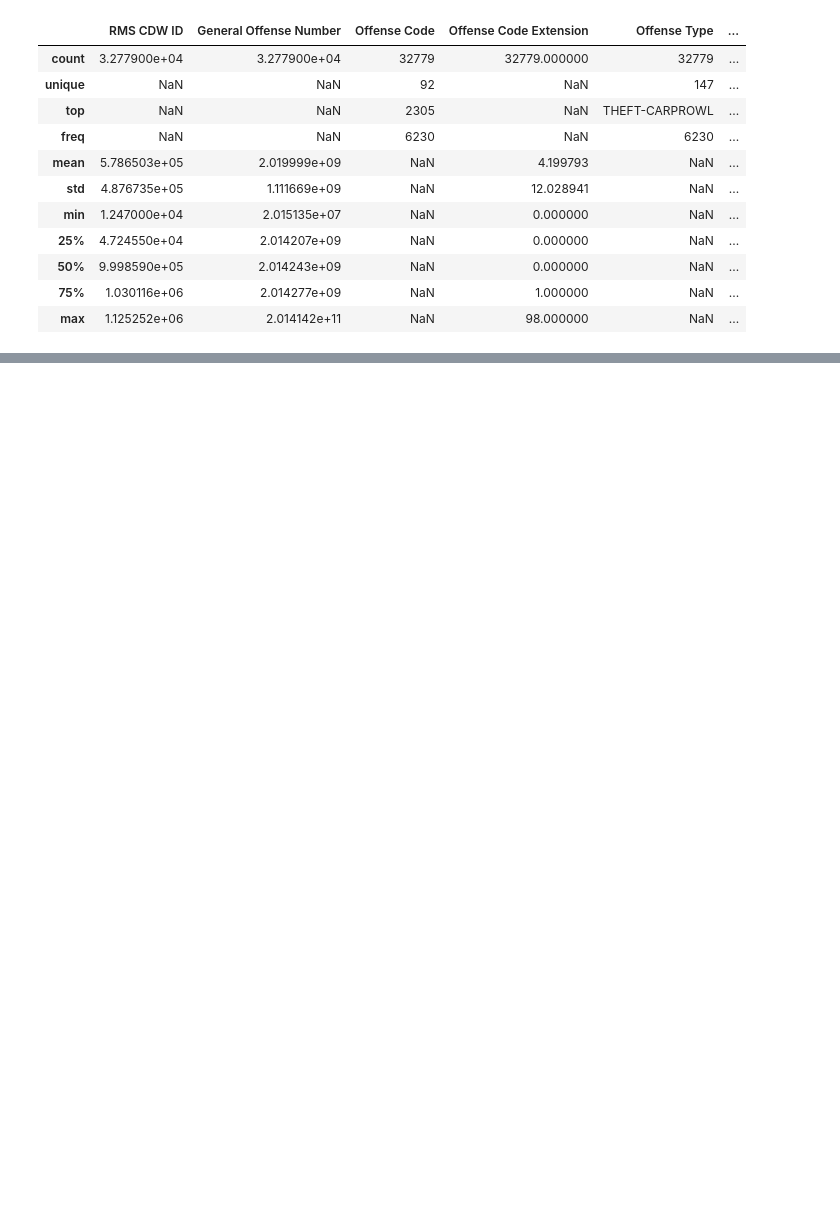
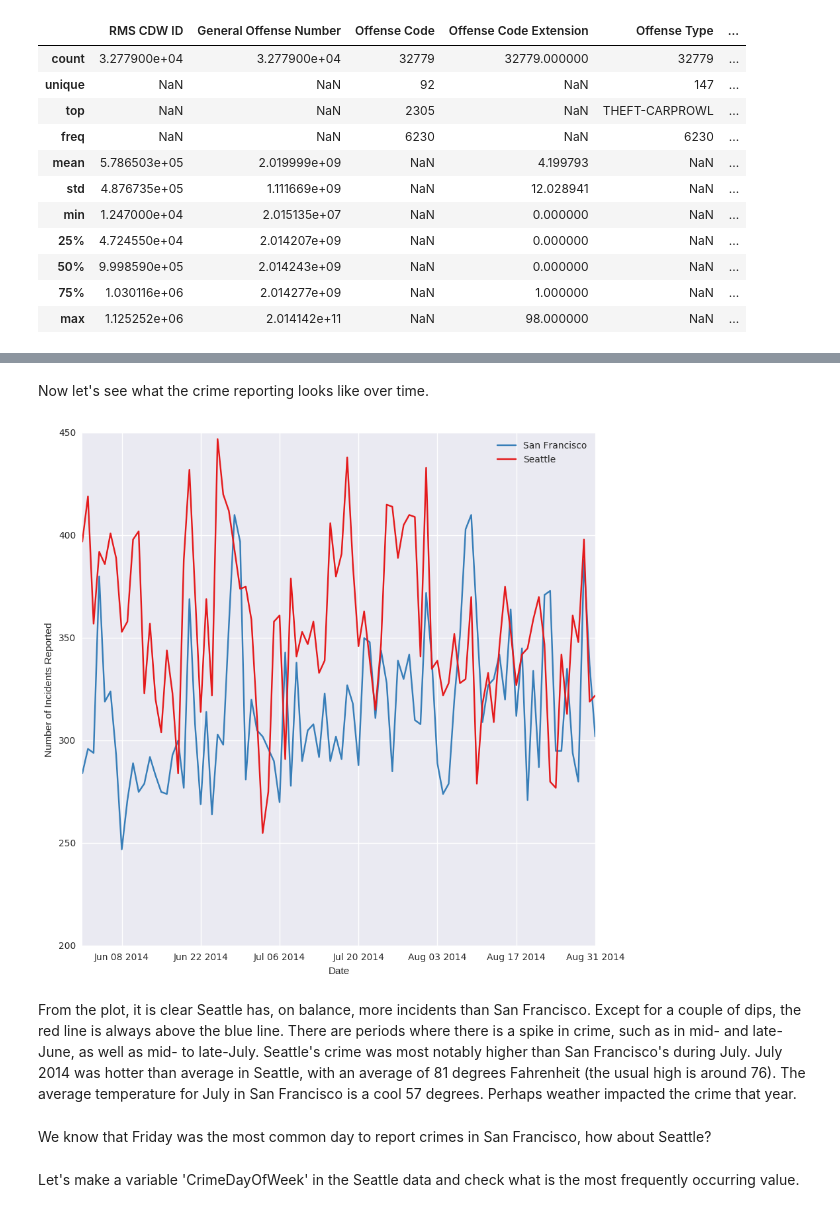
Before and after one commit to datacathy/crime_summer_2014, a Jupyter notebook: crime_summer_2014.ipynb, the cells around one changed output, grey strips where cells are left out. Drawn from its saved outputs; the diff is of its cells as text; code cells hidden in the pictures; blank space fills up the shorter version.

```diff
--- a/crime_summer_2014.ipynb
+++ b/crime_summer_2014.ipynb
@@ -63,0 +290,30 @@ seattle.describe(include = "all")
+# %%
+seattle['CrimeDate'] = pd.to_datetime(seattle['Occurred Date or Date Range Start'])
+# %% [markdown]
+Now let's see what the crime reporting looks like over time.
+# %%
+# first make CrimeDate the index so we can group by days or hours, or whatever we want
+sanfran.set_index('CrimeDate', inplace = True)
+# %%
+# same with seattle data
+seattle.set_index('CrimeDate', inplace = True)
+# %%
+# Group data by days and then plot it
+sfdays = sanfran.resample('D').count()['X']
+stdays = seattle.resample('D').count()['Location']
+# %%
+plt.figure(figsize=(10,10))
+plt.plot(sfdays.index, sfdays, color = "#377eb8")
+plt.plot(stdays.index, stdays, color = "#e41a1c")
+plt.legend(labels = ["San Francisco", "Seattle"])
+plt.xlabel("Date")
+plt.ylabel("Number of Incidents Reported")
+plt.show()
+# %% [output]
+[figure, added]
+# %% [markdown]
+From the plot, it is clear Seattle has, on balance, more incidents than San Francisco. Except for a couple of dips, the red line is always above the blue line. There are periods where there is a spike in crime, such as in mid- and late-June, as well as mid- to late-July. Seattle's crime was most notably higher than San Francisco's during July. July 2014 was hotter than average in Seattle, with an average of 81 degrees Fahrenheit (the usual high is around 76). The average temperature for July in San Francisco is a cool 57 degrees. Perhaps weather impacted the crime that year.
+# %% [markdown]
+We know that Friday was the most common day to report crimes in San Francisco, how about Seattle?
+# %% [markdown]
+Let's make a variable 'CrimeDayOfWeek' in the Seattle data and check what is the most frequently occurring value.
```
Also changed, not shown: parts of 60 cells of this notebook.
